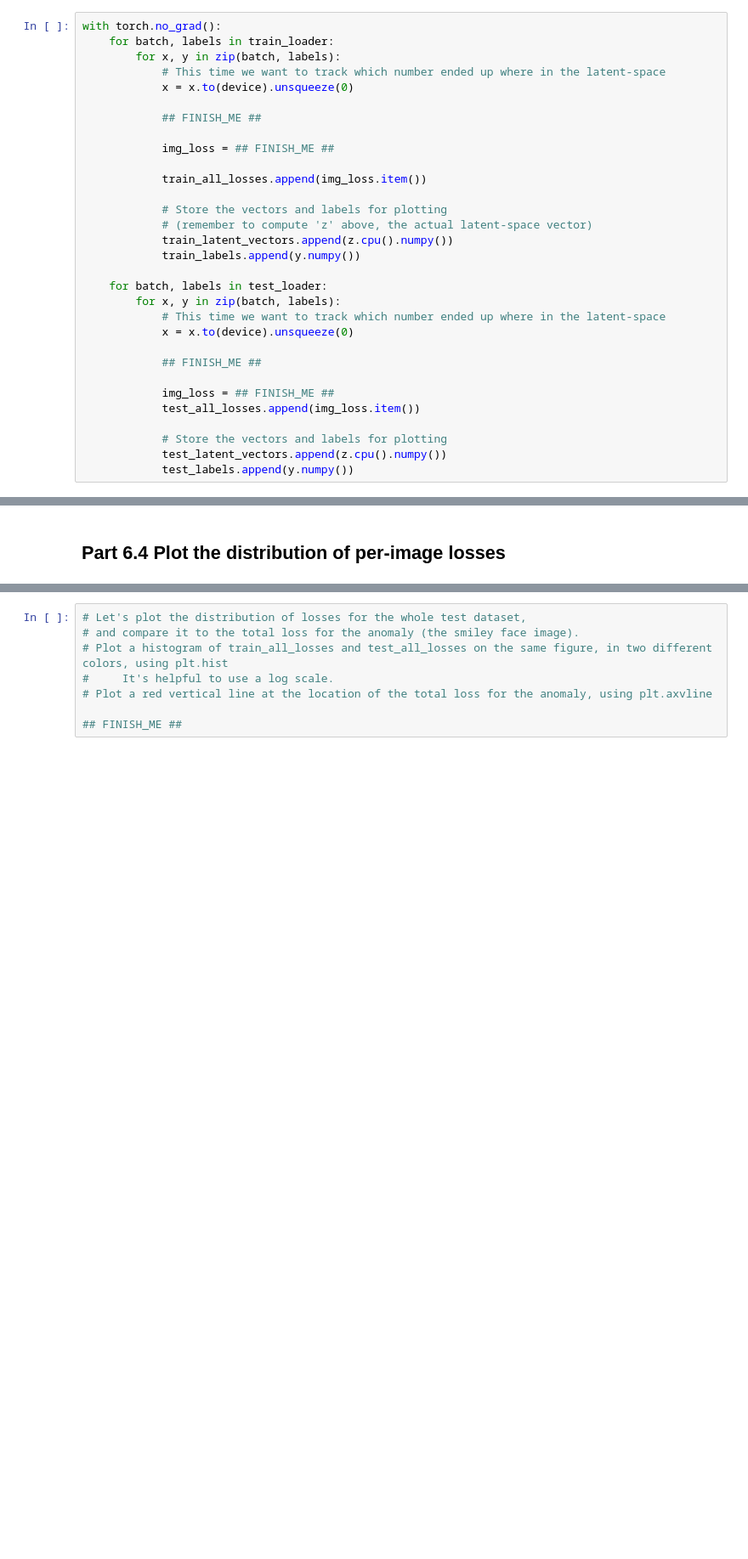
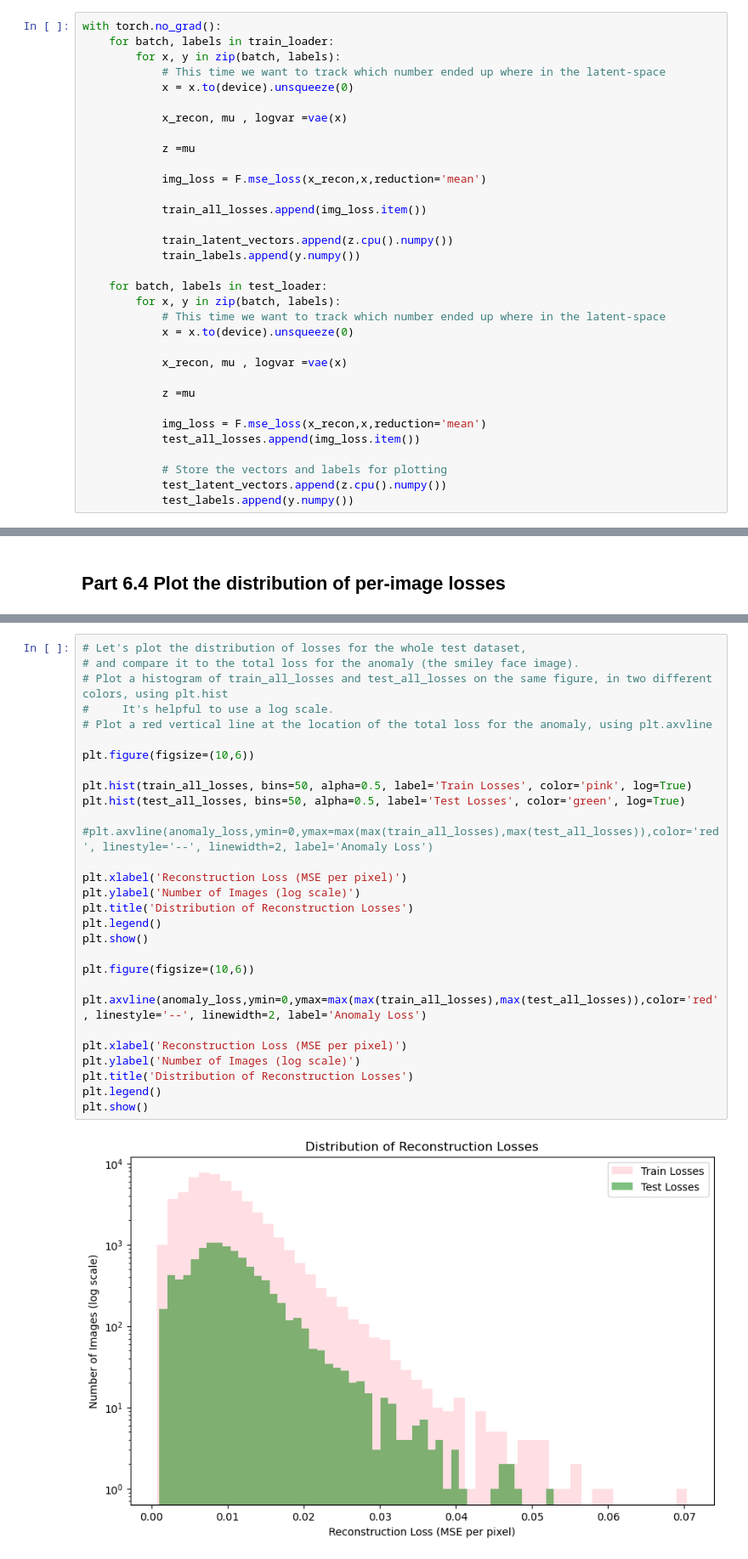
Before and after one commit to AlexandraCiotau/AGQ-computing-2026-HW, a Jupyter notebook: Week 3/CNN_VAE_Questions.ipynb, the cells around one changed output, grey strips where cells are left out. Shown at 85% size. Drawn from its saved outputs; the diff is of its cells as text; blank space fills up the shorter version.

```diff
--- a/Week 3/CNN_VAE_Questions.ipynb
+++ b/Week 3/CNN_VAE_Questions.ipynb
@@ -1234,14 +1283,14 @@ with torch.no_grad():
             # This time we want to track which number ended up where in the latent-space
             x = x.to(device).unsqueeze(0)
 
-            ## FINISH_ME ##
+            x_recon, mu , logvar =vae(x)
 
-            img_loss = ## FINISH_ME ##
+            z =mu
+
+            img_loss = F.mse_loss(x_recon,x,reduction='mean')
 
             train_all_losses.append(img_loss.item())
 
-            # Store the vectors and labels for plotting
-            # (remember to compute 'z' above, the actual latent-space vector)
             train_latent_vectors.append(z.cpu().numpy())
             train_labels.append(y.numpy())
 
@@ -1250,9 +1299,11 @@ with torch.no_grad():
             # This time we want to track which number ended up where in the latent-space
             x = x.to(device).unsqueeze(0)
 
-            ## FINISH_ME ##
+            x_recon, mu , logvar =vae(x)
 
-            img_loss = ## FINISH_ME ##
+            z =mu
+
+            img_loss = F.mse_loss(x_recon,x,reduction='mean')
             test_all_losses.append(img_loss.item())
 
             # Store the vectors and labels for plotting
@@ -1293,8 +1352,31 @@ This function demonstrates using the VAE for anomaly detection:
 # %%
 # Let's plot the distribution of losses for the whole test dataset,
 # and compare it to the total loss for the anomaly (the smiley face image).
 # Plot a histogram of train_all_losses and test_all_losses on the same figure, in two different colors, using plt.hist
 #     It's helpful to use a log scale.
 # Plot a red vertical line at the location of the total loss for the anomaly, using plt.axvline
 
-## FINISH_ME ##
+plt.figure(figsize=(10,6))
+
+plt.hist(train_all_losses, bins=50, alpha=0.5, label='Train Losses', color='pink', log=True)
+plt.hist(test_all_losses, bins=50, alpha=0.5, label='Test Losses', color='green', log=True)
+
+#plt.axvline(anomaly_loss,ymin=0,ymax=max(max(train_all_losses),max(test_all_losses)),color='red', linestyle='--', linewidth=2, label='Anomaly Loss')
+
+plt.xlabel('Reconstruction Loss (MSE per pixel)')
+plt.ylabel('Number of Images (log scale)')
+plt.title('Distribution of Reconstruction Losses')
+plt.legend()
+plt.show()
+
+plt.figure(figsize=(10,6))
+
+plt.axvline(anomaly_loss,ymin=0,ymax=max(max(train_all_losses),max(test_all_losses)),color='red', linestyle='--', linewidth=2, label='Anomaly Loss')
+
+plt.xlabel('Reconstruction Loss (MSE per pixel)')
+plt.ylabel('Number of Images (log scale)')
+plt.title('Distribution of Reconstruction Losses')
+plt.legend()
+plt.show()
+# %% [output]
+[figure, added]
```
Also changed, not shown: parts of 18 cells of this notebook, 3 other files.
